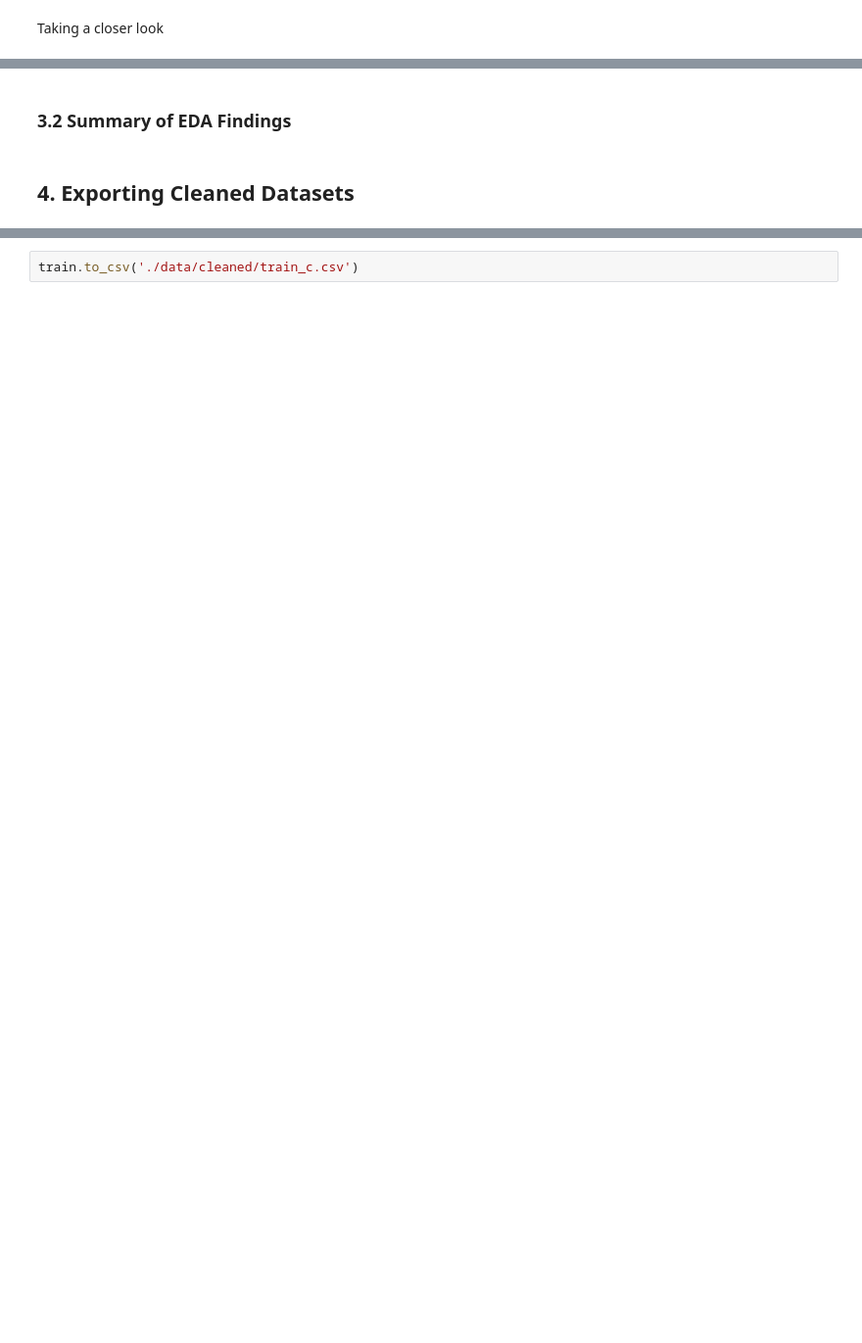
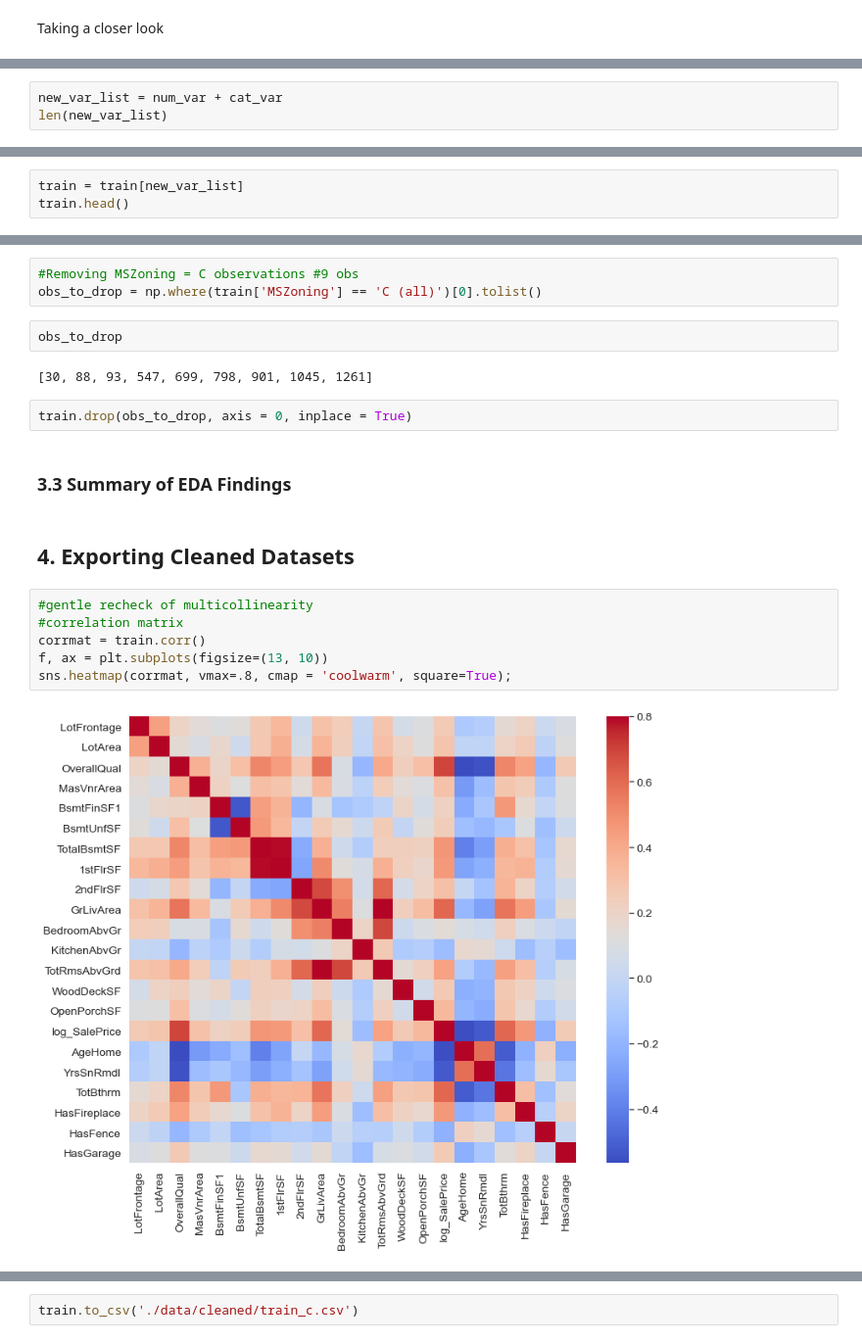
Before and after one commit to aditimayareddy/ameshousing, a Jupyter notebook: I. EDA & Cleaning.ipynb, the cells around one changed output, grey strips where cells are left out. Shown at 98% size. Drawn from its saved outputs; the diff is of its cells as text; blank space fills up the shorter version.

```diff
--- a/I. EDA & Cleaning.ipynb
+++ b/I. EDA & Cleaning.ipynb
@@ -838,0 +1353,3 @@ cols_to_drop = ['GarageArea']
+# %%
+new_var_list = num_var + cat_var
+len(new_var_list)
@@ -838,0 +1358,3 @@ cols_to_drop = ['GarageArea']
+# %%
+train = train[new_var_list]
+train.head()
@@ -839,8 +1404,25 @@ cols_to_drop = ['GarageArea']
+# %%
+#Removing MSZoning = C observations #9 obs
+obs_to_drop = np.where(train['MSZoning'] == 'C (all)')[0].tolist()
+# %%
+obs_to_drop
+# %% [output]
+[30, 88, 93, 547, 699, 798, 901, 1045, 1261]
+# %%
+train.drop(obs_to_drop, axis = 0, inplace = True)
 # %% [markdown]
 <p><a name="SEDA"></a></p>
 
-### 3.2 Summary of EDA Findings
+### 3.3 Summary of EDA Findings
 # %% [markdown]
 <p><a name="EXP"></a></p>
 
 ## 4. Exporting Cleaned Datasets
+# %%
+#gentle recheck of multicollinearity
+#correlation matrix
+corrmat = train.corr()
+f, ax = plt.subplots(figsize=(13, 10))
+sns.heatmap(corrmat, vmax=.8, cmap = 'coolwarm', square=True);
+# %% [output]
+[figure, added]
```
Also changed, not shown: parts of 81 cells of this notebook, 4 other files.
